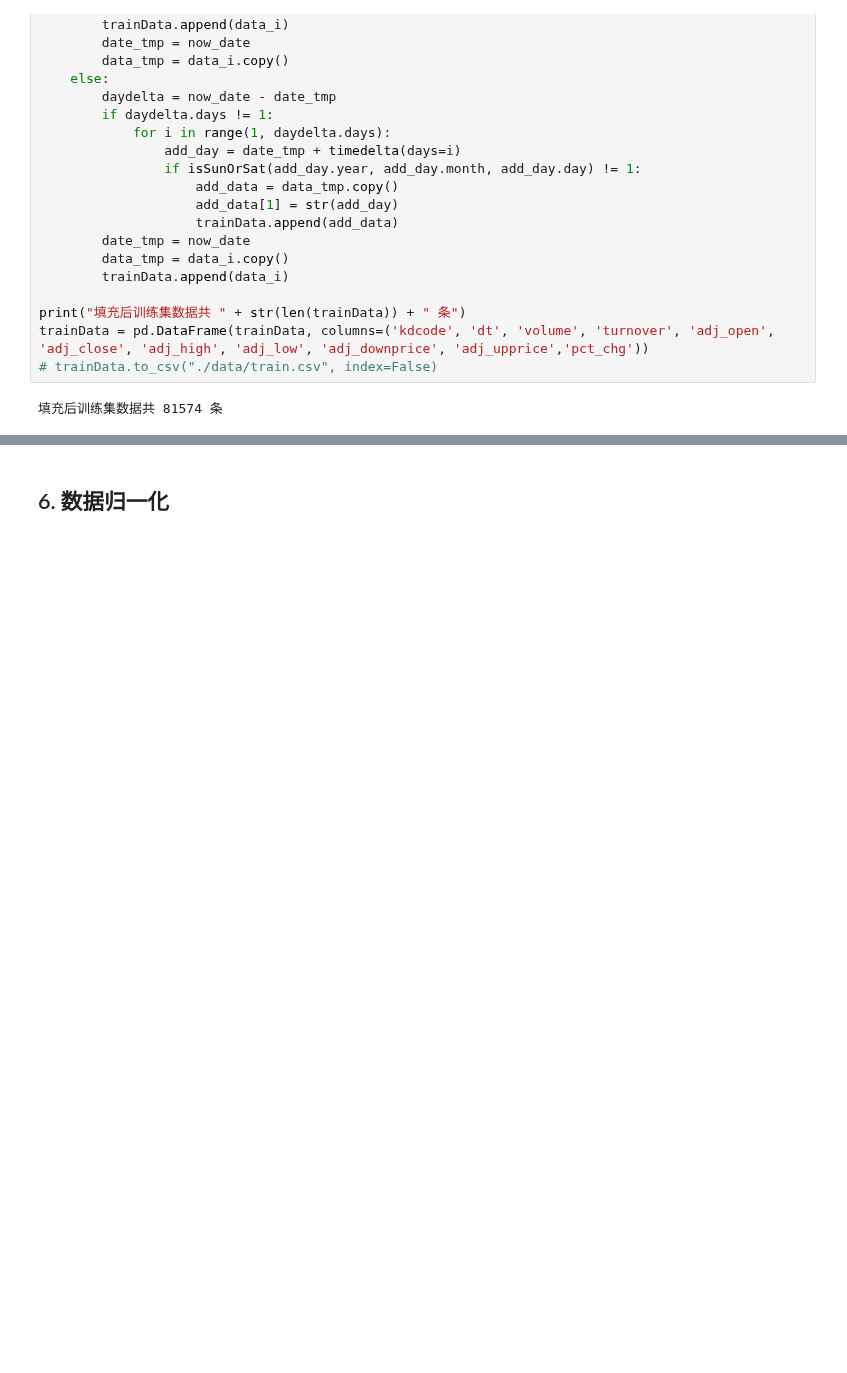
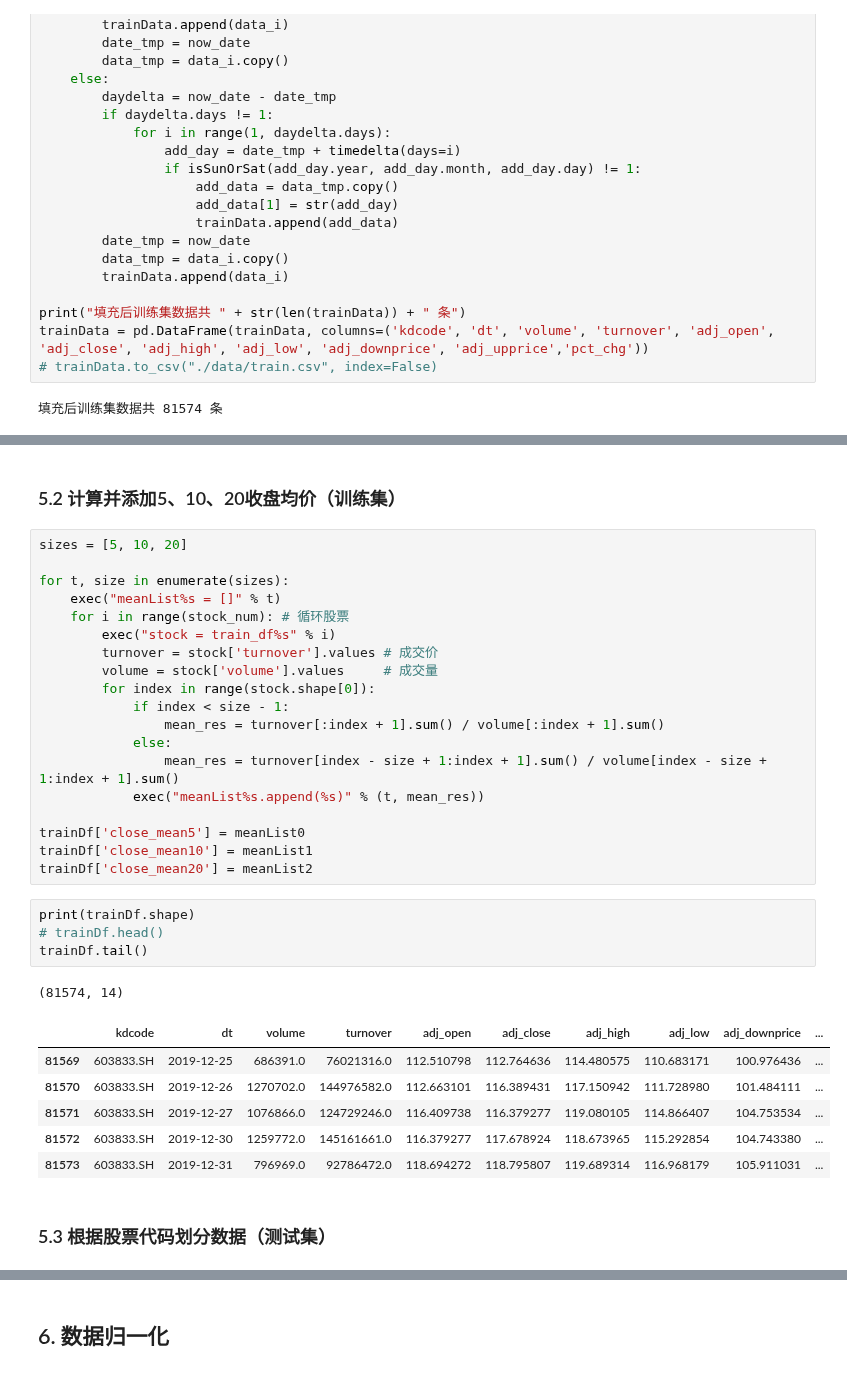
Before and after one commit to OreNoo/KandianPro, a Jupyter notebook: FinancialDataAnalysis/DataProcess.ipynb, the cells around one changed output, grey strips where cells are left out. Saved outputs shown, nothing was run; the diff lists cells and outputs as text; blank space fills up the shorter version.

```diff
--- a/FinancialDataAnalysis/DataProcess.ipynb
+++ b/FinancialDataAnalysis/DataProcess.ipynb
@@ -177,0 +238,35 @@ trainData = pd.DataFrame(trainData, columns=('kdcode', 'dt', 'volume', 'turnover
+# %% [markdown]
+### 5.2 计算并添加5、10、20收盘均价（训练集）
+# %%
+sizes = [5, 10, 20]
+
+for t, size in enumerate(sizes):
+    exec("meanList%s = []" % t)
+    for i in range(stock_num): # 循环股票
+        exec("stock = train_df%s" % i)
+        turnover = stock['turnover'].values # 成交价
+        volume = stock['volume'].values     # 成交量
+        for index in range(stock.shape[0]):
+            if index < size - 1:
+                mean_res = turnover[:index + 1].sum() / volume[:index + 1].sum()
+            else:
+                mean_res = turnover[index - size + 1:index + 1].sum() / volume[index - size + 1:index + 1].sum()
+            exec("meanList%s.append(%s)" % (t, mean_res))
+
+trainDf['close_mean5'] = meanList0
+trainDf['close_mean10'] = meanList1
+trainDf['close_mean20'] = meanList2
+# %%
+print(trainDf.shape)
+# trainDf.head()
+trainDf.tail()
+# %% [output]
+(81574, 14)
+|  | kdcode | dt | volume | turnover | adj_open | adj_close | adj_high | adj_low | adj_downprice | ... |
+| 81569 | 603833.SH | 2019-12-25 | 686391.0 | 76021316.0 | 112.510798 | 112.764636 | 114.480575 | 110.683171 | 100.976436 | ... |
+| 81570 | 603833.SH | 2019-12-26 | 1270702.0 | 144976582.0 | 112.663101 | 116.389431 | 117.150942 | 111.728980 | 101.484111 | ... |
+| 81571 | 603833.SH | 2019-12-27 | 1076866.0 | 124729246.0 | 116.409738 | 116.379277 | 119.080105 | 114.866407 | 104.753534 | ... |
+| 81572 | 603833.SH | 2019-12-30 | 1259772.0 | 145161661.0 | 116.379277 | 117.678924 | 118.673965 | 115.292854 | 104.743380 | ... |
+| 81573 | 603833.SH | 2019-12-31 | 796969.0 | 92786472.0 | 118.694272 | 118.795807 | 119.689314 | 116.968179 | 105.911031 | ... |
+# %% [markdown]
+### 5.3 根据股票代码划分数据（测试集）
```
Also changed, not shown: parts of 14 cells of this notebook, 2 other files.
